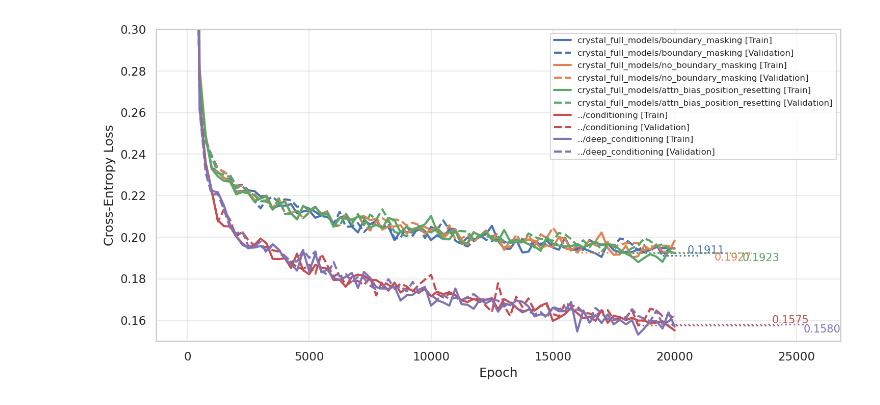
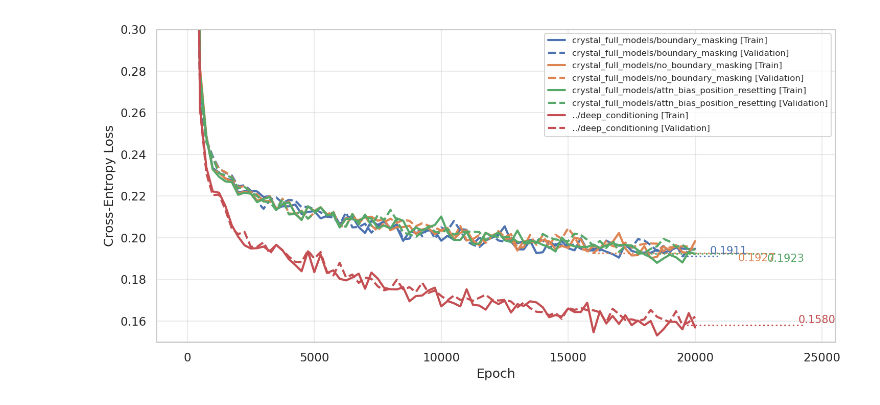
Before and after one commit to zhaohan-alan/decifier, a Jupyter notebook: decifer/notebooks/CE-Loss.ipynb, the cells around one changed output. Drawn from its saved outputs; the diff is of its cells as text; code cells hidden in the pictures.

```diff
--- a/decifer/notebooks/CE-Loss.ipynb
+++ b/decifer/notebooks/CE-Loss.ipynb
@@ -1,22 +1,22 @@
 # %%
 from decifer import (
     plot_loss_curves,
 )
 
 plot_loss_curves(
     [
 #         "../cross-contamination/deciferdataset_experiment/boundarymasking/ckpt.pt",
 #         "../cross-contamination/deciferdataset_experiment/no_boundarymasking/ckpt.pt",
         "../cross-contamination/crystal_full_models/boundary_masking/ckpt.pt",
         "../cross-contamination/crystal_full_models/no_boundary_masking/ckpt.pt",
         "../cross-contamination/crystal_full_models/attn_bias_position_resetting/ckpt.pt",
-        "../conditioning/ckpt.pt",
+#         "../conditioning/ckpt.pt",
         "../deep_conditioning/ckpt.pt",
     ],
     ylog = False,
     ymin = 0.15,
     ymax = 0.3,
     figsize=(10,5),
 )
 # %% [output]
-[figure, old version]
+[figure, new version]
```
Also changed, not shown: 5 other files.
